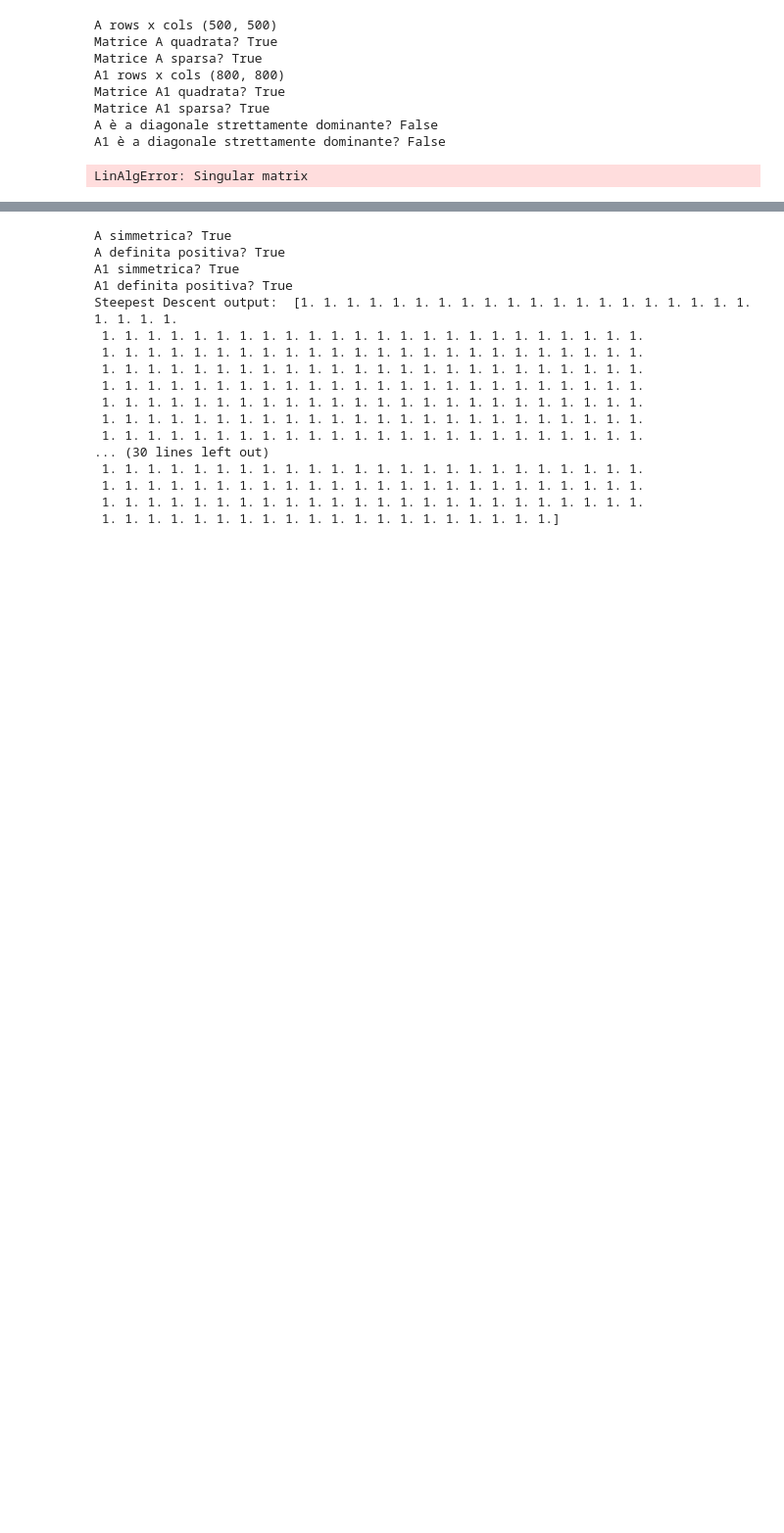
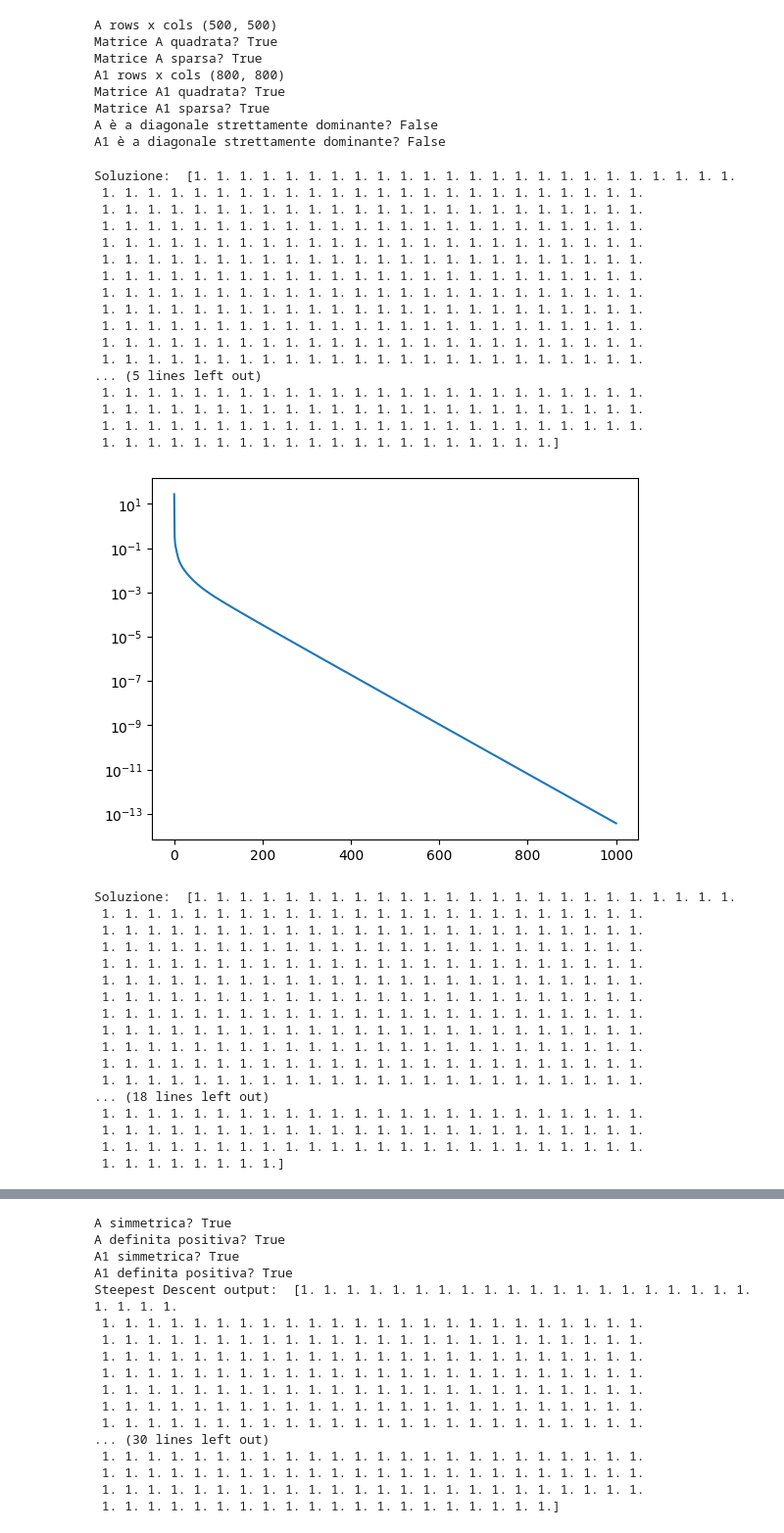
Before and after one commit to Nickolausen/unibo-metodi-numerici, a Jupyter notebook: old-exams/extra-2025-05-07/Esame_Metodi_Numerici_7_Maggio_2025.ipynb, the cells around one changed output, grey strips where cells are left out. Shown at 98% size. Drawn from its saved outputs; the diff is of its cells as text; code cells hidden in the pictures; blank space fills up the shorter version.

```diff
--- a/old-exams/extra-2025-05-07/Esame_Metodi_Numerici_7_Maggio_2025.ipynb
+++ b/old-exams/extra-2025-05-07/Esame_Metodi_Numerici_7_Maggio_2025.ipynb
@@ -101,7 +101,7 @@ def gauss_seidel(A, b, x0, maxit, toll):
     d = np.diag(A)
     L = np.tril(A, -1)
     U = np.triu(A, 1)
-    D = np.diag(A)
+    D = np.diag(d)
 
     # Nei metodi iterativi, in generale si cerca di scomporre A t.c. A = M - N
     # Sia Gauss-Seidel (compreso Gauss-Seidel SOR — generalizzazione di Gauss-Seidel) che Jacobi
@@ -131,18 +131,23 @@ def gauss_seidel(A, b, x0, maxit, toll):
     # calcolando:
     # x_{k + 1} = Tx_{k} + q
     x_next, x_curr = None, x0
+    attempts = []
+    errors = []
 
     stop = False
     while not stop:
         x_next = T @ x_curr + q
         attempts.append(x_next)
-        error = np.linalg.norm(x_next - x_curr) / np.linalg.norm(x_curr)
+        error = np.linalg.norm(x_next - x_curr)
+        error /= np.linalg.norm(x_curr) if np.linalg.norm(x_curr) != 0 else 1
+        errors.append(error)
+
         if error < toll or len(attempts) > maxit: # criteri di arresto
             stop = True
         else: # procedi con l'iterazione
             x_curr = x_next
 
-    return x_next, attempts
+    return x_next, attempts, errors
 # %% [output]
 A rows x cols (500, 500)
 Matrice A quadrata? True
@@ -155,13 +160,45 @@ A1 è a diagonale strettamente dominante? False
 # %%
 for A_k, b_k in tests:
     maxit = 1_000
     toll = np.spacing(1) # Tolleranza della macchina
-    x0 = np.zeros(A.shape[0])
+    x0 = np.zeros(A_k.shape[0])
     gs_res = gauss_seidel(A_k, b_k, x0, maxit, toll)
-    plt.plot(range(len(gs_res[1])), gs_res[1])
+    print("Soluzione: ", gs_res[0])
+    plt.semilogy(range(len(gs_res[2])), gs_res[2])
     plt.show()
-
-# L'errore lanciato ci evidenzia che, per quel che riguarda la matrice iterazione 'T', questa non è invertibile!
-# è quindi impossibile proseguire con il metodo di Gauss-Seidel
 # %% [output]
-LinAlgError: Singular matrix
+Soluzione:  [1. 1. 1. 1. 1. 1. 1. 1. 1. 1. 1. 1. 1. 1. 1. 1. 1. 1. 1. 1. 1. 1. 1. 1.
+ 1. 1. 1. 1. 1. 1. 1. 1. 1. 1. 1. 1. 1. 1. 1. 1. 1. 1. 1. 1. 1. 1. 1. 1.
+ 1. 1. 1. 1. 1. 1. 1. 1. 1. 1. 1. 1. 1. 1. 1. 1. 1. 1. 1. 1. 1. 1. 1. 1.
+ 1. 1. 1. 1. 1. 1. 1. 1. 1. 1. 1. 1. 1. 1. 1. 1. 1. 1. 1. 1. 1. 1. 1. 1.
+ 1. 1. 1. 1. 1. 1. 1. 1. 1. 1. 1. 1. 1. 1. 1. 1. 1. 1. 1. 1. 1. 1. 1. 1.
+ 1. 1. 1. 1. 1. 1. 1. 1. 1. 1. 1. 1. 1. 1. 1. 1. 1. 1. 1. 1. 1. 1. 1. 1.
+ 1. 1. 1. 1. 1. 1. 1. 1. 1. 1. 1. 1. 1. 1. 1. 1. 1. 1. 1. 1. 1. 1. 1. 1.
+ 1. 1. 1. 1. 1. 1. 1. 1. 1. 1. 1. 1. 1. 1. 1. 1. 1. 1. 1. 1. 1. 1. 1. 1.
+ 1. 1. 1. 1. 1. 1. 1. 1. 1. 1. 1. 1. 1. 1. 1. 1. 1. 1. 1. 1. 1. 1. 1. 1.
+ 1. 1. 1. 1. 1. 1. 1. 1. 1. 1. 1. 1. 1. 1. 1. 1. 1. 1. 1. 1. 1. 1. 1. 1.
+ 1. 1. 1. 1. 1. 1. 1. 1. 1. 1. 1. 1. 1. 1. 1. 1. 1. 1. 1. 1. 1. 1. 1. 1.
+ 1. 1. 1. 1. 1. 1. 1. 1. 1. 1. 1. 1. 1. 1. 1. 1. 1. 1. 1. 1. 1. 1. 1. 1.
+... (5 lines left out)
+ 1. 1. 1. 1. 1. 1. 1. 1. 1. 1. 1. 1. 1. 1. 1. 1. 1. 1. 1. 1. 1. 1. 1. 1.
+ 1. 1. 1. 1. 1. 1. 1. 1. 1. 1. 1. 1. 1. 1. 1. 1. 1. 1. 1. 1. 1. 1. 1. 1.
+ 1. 1. 1. 1. 1. 1. 1. 1. 1. 1. 1. 1. 1. 1. 1. 1. 1. 1. 1. 1. 1. 1. 1. 1.
+ 1. 1. 1. 1. 1. 1. 1. 1. 1. 1. 1. 1. 1. 1. 1. 1. 1. 1. 1. 1.]
+[figure, added]
+Soluzione:  [1. 1. 1. 1. 1. 1. 1. 1. 1. 1. 1. 1. 1. 1. 1. 1. 1. 1. 1. 1. 1. 1. 1. 1.
+ 1. 1. 1. 1. 1. 1. 1. 1. 1. 1. 1. 1. 1. 1. 1. 1. 1. 1. 1. 1. 1. 1. 1. 1.
+ 1. 1. 1. 1. 1. 1. 1. 1. 1. 1. 1. 1. 1. 1. 1. 1. 1. 1. 1. 1. 1. 1. 1. 1.
+ 1. 1. 1. 1. 1. 1. 1. 1. 1. 1. 1. 1. 1. 1. 1. 1. 1. 1. 1. 1. 1. 1. 1. 1.
+ 1. 1. 1. 1. 1. 1. 1. 1. 1. 1. 1. 1. 1. 1. 1. 1. 1. 1. 1. 1. 1. 1. 1. 1.
+ 1. 1. 1. 1. 1. 1. 1. 1. 1. 1. 1. 1. 1. 1. 1. 1. 1. 1. 1. 1. 1. 1. 1. 1.
+ 1. 1. 1. 1. 1. 1. 1. 1. 1. 1. 1. 1. 1. 1. 1. 1. 1. 1. 1. 1. 1. 1. 1. 1.
+ 1. 1. 1. 1. 1. 1. 1. 1. 1. 1. 1. 1. 1. 1. 1. 1. 1. 1. 1. 1. 1. 1. 1. 1.
+ 1. 1. 1. 1. 1. 1. 1. 1. 1. 1. 1. 1. 1. 1. 1. 1. 1. 1. 1. 1. 1. 1. 1. 1.
+ 1. 1. 1. 1. 1. 1. 1. 1. 1. 1. 1. 1. 1. 1. 1. 1. 1. 1. 1. 1. 1. 1. 1. 1.
+ 1. 1. 1. 1. 1. 1. 1. 1. 1. 1. 1. 1. 1. 1. 1. 1. 1. 1. 1. 1. 1. 1. 1. 1.
+ 1. 1. 1. 1. 1. 1. 1. 1. 1. 1. 1. 1. 1. 1. 1. 1. 1. 1. 1. 1. 1. 1. 1. 1.
+... (18 lines left out)
+ 1. 1. 1. 1. 1. 1. 1. 1. 1. 1. 1. 1. 1. 1. 1. 1. 1. 1. 1. 1. 1. 1. 1. 1.
+ 1. 1. 1. 1. 1. 1. 1. 1. 1. 1. 1. 1. 1. 1. 1. 1. 1. 1. 1. 1. 1. 1. 1. 1.
+ 1. 1. 1. 1. 1. 1. 1. 1. 1. 1. 1. 1. 1. 1. 1. 1. 1. 1. 1. 1. 1. 1. 1. 1.
+ 1. 1. 1. 1. 1. 1. 1. 1.]
```
Also changed, not shown: parts of 1 cell of this notebook, 12 other files.
